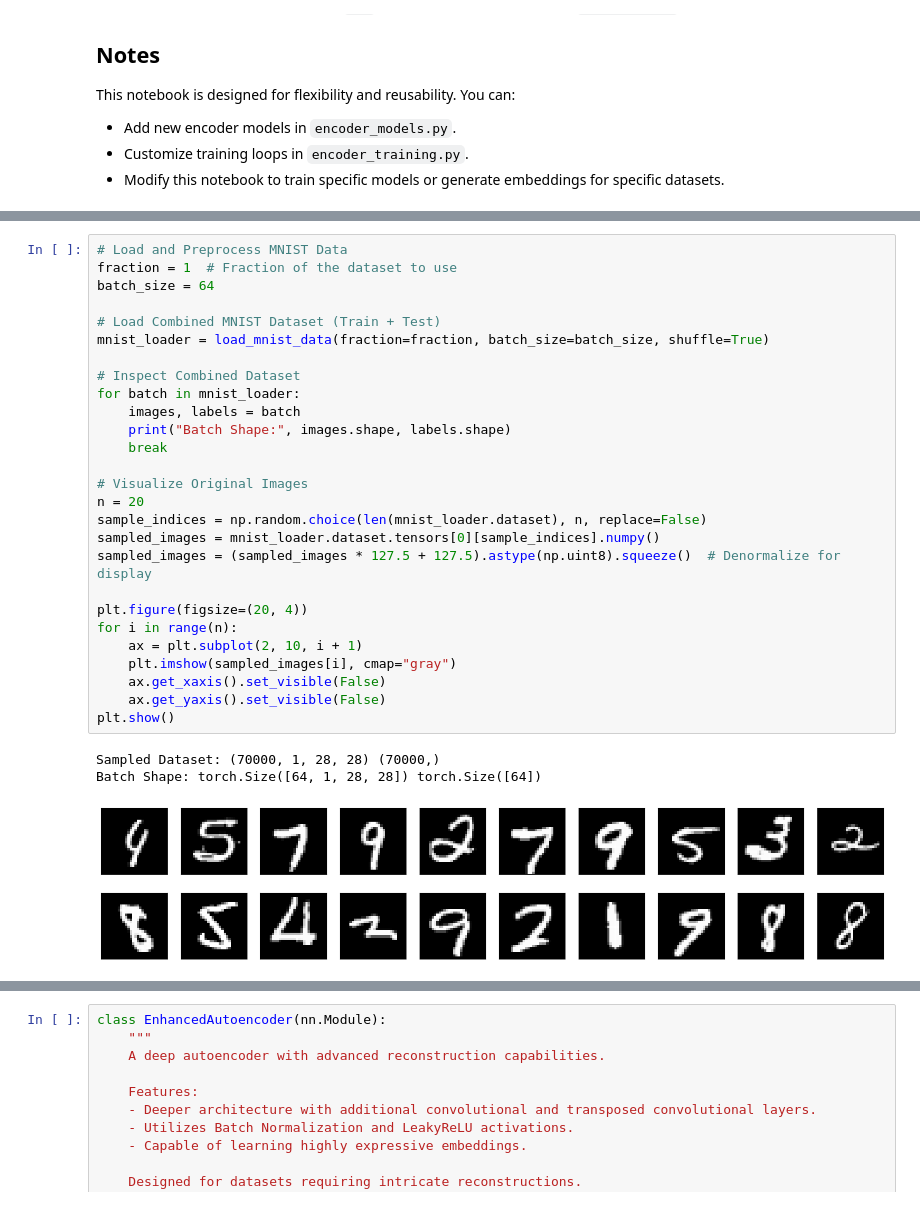
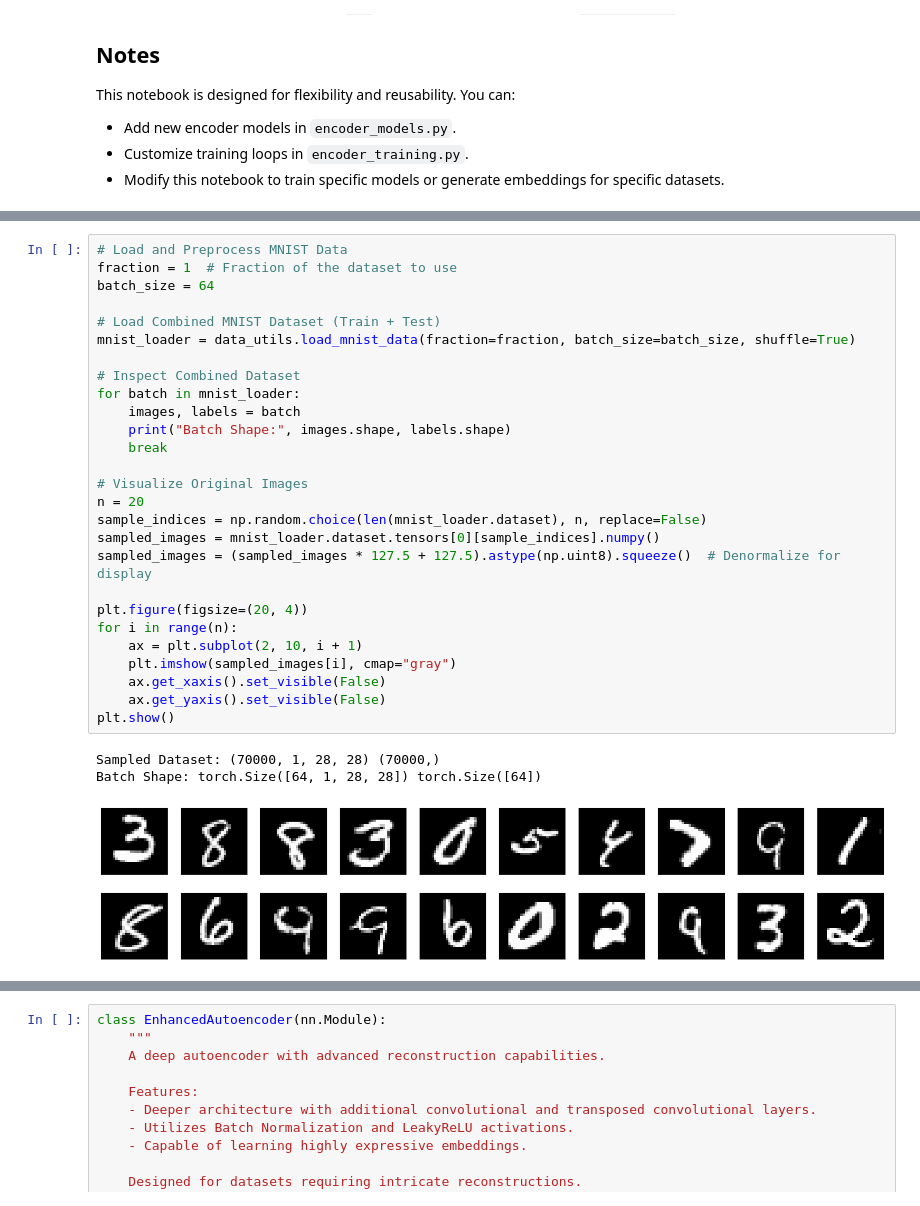
Before and after one commit to farshad-h/GAN-thesis-project, a Jupyter notebook: src/embeddings/embedding_generation.ipynb, the cells around one changed output, grey strips where cells are left out. Saved outputs shown, nothing was run; the diff lists cells and outputs as text.

```diff
--- a/src/embeddings/embedding_generation.ipynb
+++ b/src/embeddings/embedding_generation.ipynb
@@ -240,31 +230,31 @@ Using device: cpu
 # %%
 # Load and Preprocess MNIST Data
 fraction = 1  # Fraction of the dataset to use
 batch_size = 64
 
 # Load Combined MNIST Dataset (Train + Test)
-mnist_loader = load_mnist_data(fraction=fraction, batch_size=batch_size, shuffle=True)
+mnist_loader = data_utils.load_mnist_data(fraction=fraction, batch_size=batch_size, shuffle=True)
 
 # Inspect Combined Dataset
 for batch in mnist_loader:
     images, labels = batch
     print("Batch Shape:", images.shape, labels.shape)
     break
 
 # Visualize Original Images
 n = 20
 sample_indices = np.random.choice(len(mnist_loader.dataset), n, replace=False)
 sampled_images = mnist_loader.dataset.tensors[0][sample_indices].numpy()
 sampled_images = (sampled_images * 127.5 + 127.5).astype(np.uint8).squeeze()  # Denormalize for display
 
 plt.figure(figsize=(20, 4))
 for i in range(n):
     ax = plt.subplot(2, 10, i + 1)
     plt.imshow(sampled_images[i], cmap="gray")
     ax.get_xaxis().set_visible(False)
     ax.get_yaxis().set_visible(False)
 plt.show()
 # %% [output]
 Sampled Dataset: (70000, 1, 28, 28) (70000,)
 Batch Shape: torch.Size([64, 1, 28, 28]) torch.Size([64])
-[figure, old version]
+[figure, new version]
```
Also changed, not shown: parts of 11 cells of this notebook, 9 other files.
